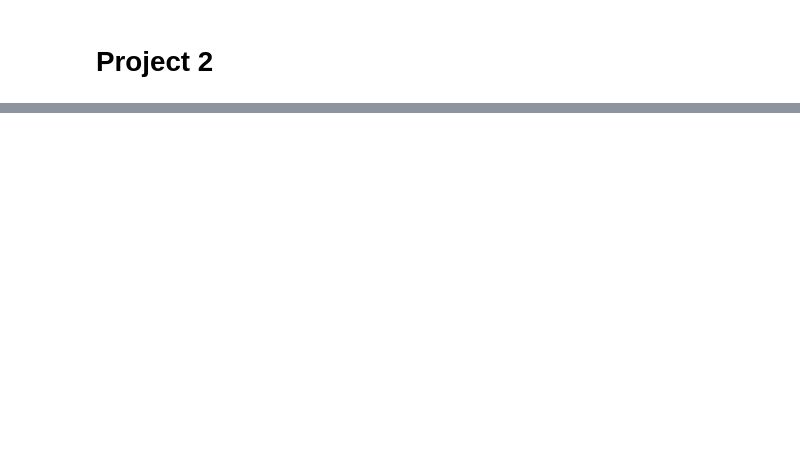
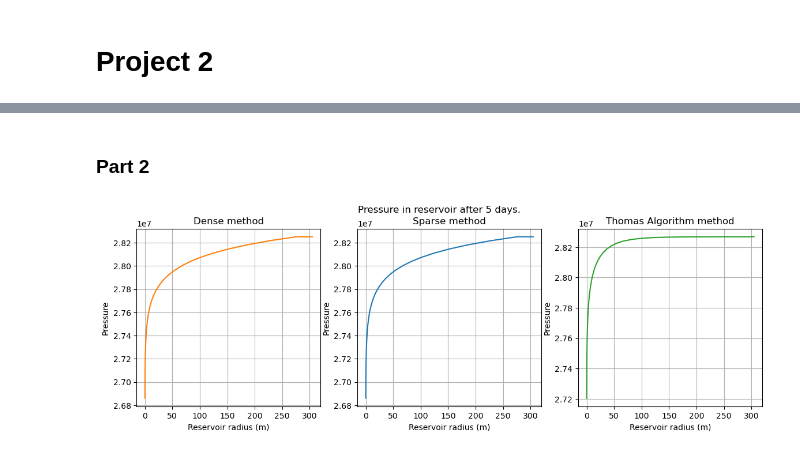
Before and after one commit to MOD510-2023/Project-2, a Jupyter notebook: project2.ipynb, the cells around one changed output, grey strips where cells are left out. Drawn from its saved outputs; the diff is of its cells as text; code cells hidden in the pictures; blank space fills up the shorter version.

```diff
--- a/project2.ipynb
+++ b/project2.ipynb
@@ -217,0 +511,34 @@ Overall, this assignment helped us in getting familiarized with the pyhton langu
+# %% [markdown]
+### Part 2
+# %%
+
+#Input the solver matrix method (dense, sparse and Thomas Algorithm )
+#To solve for given solver method
+
+methods = ["d", "s", "t"]
+method_names =["Dense", "Sparse", "Thomas Algorithm"]
+colors = ["orange", "blue", "green"]
+Nodes = 40
+total_time = 5
+PS3_2 = PressureSolver(Nodes, 0.01, total_time)
+
+
+# Graph
+fig, axs = plt.subplots(1,3, figsize = (14,4))
+fig.suptitle("Pressure in reservoir after {} days.".format(total_time))
+fig.add_gridspec()
+
+for ax, method, method_name, color in zip(axs, methods, method_names, colors):
+    radius, pressure = PS3_2.time_solver(method)
+    ax.set_title(f"{method_name} method")
+    ax.plot(radius, pressure, f'tab:{color}')
+    ax.grid()
+    ax.set_xlabel("Reservoir radius (m)")
+    ax.set_ylabel("Pressure")
+
+#radius, pressure = PS3_2.time_solver(method)
+#m = 'Dense' if method == 'd' else 'Sparse' if method == 's' else 'Thomas_alg'
+
+#PS3_2.plot_graph(radius, pressure, '-', 'Time dependent sol.', 'Reservoir radius (m)', 'Pressure', "Pressure in reservoir after {} days, with {} method.".format(total_time, m))
+# %% [output]
+[figure, added]
```
Also changed, not shown: parts of 69 cells of this notebook.
